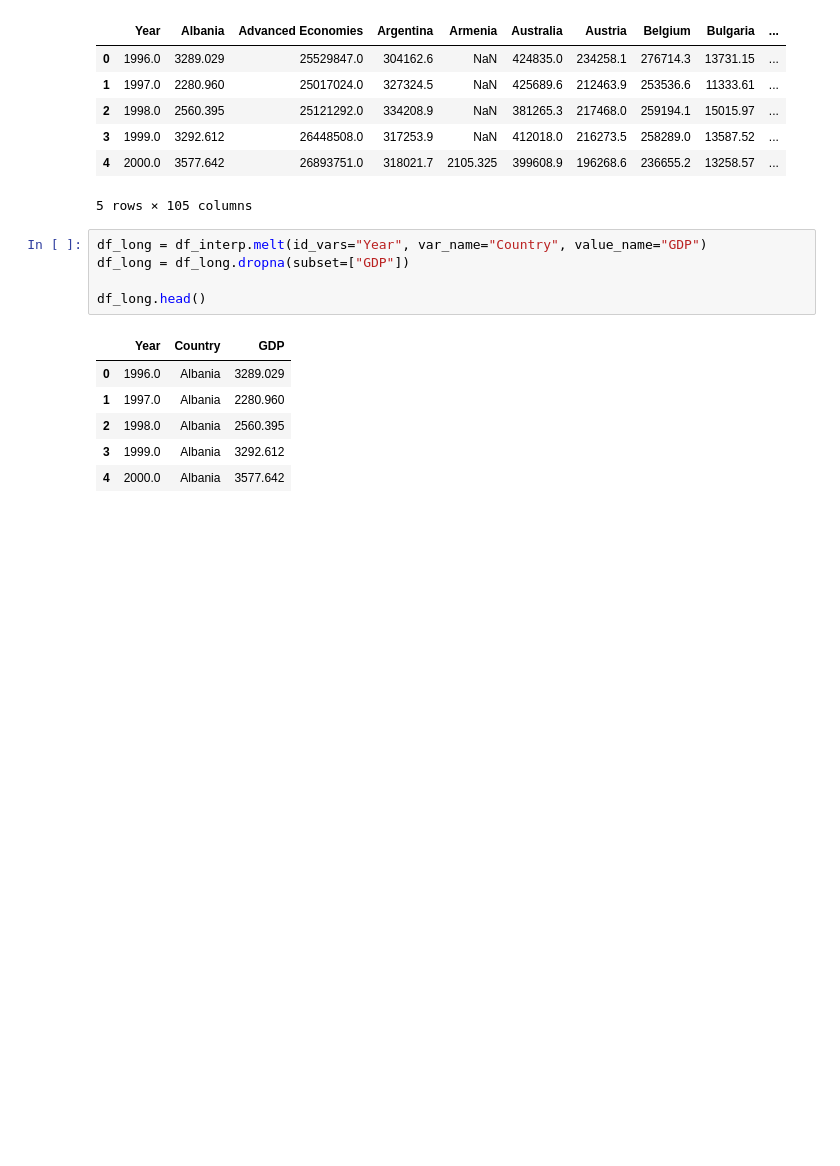
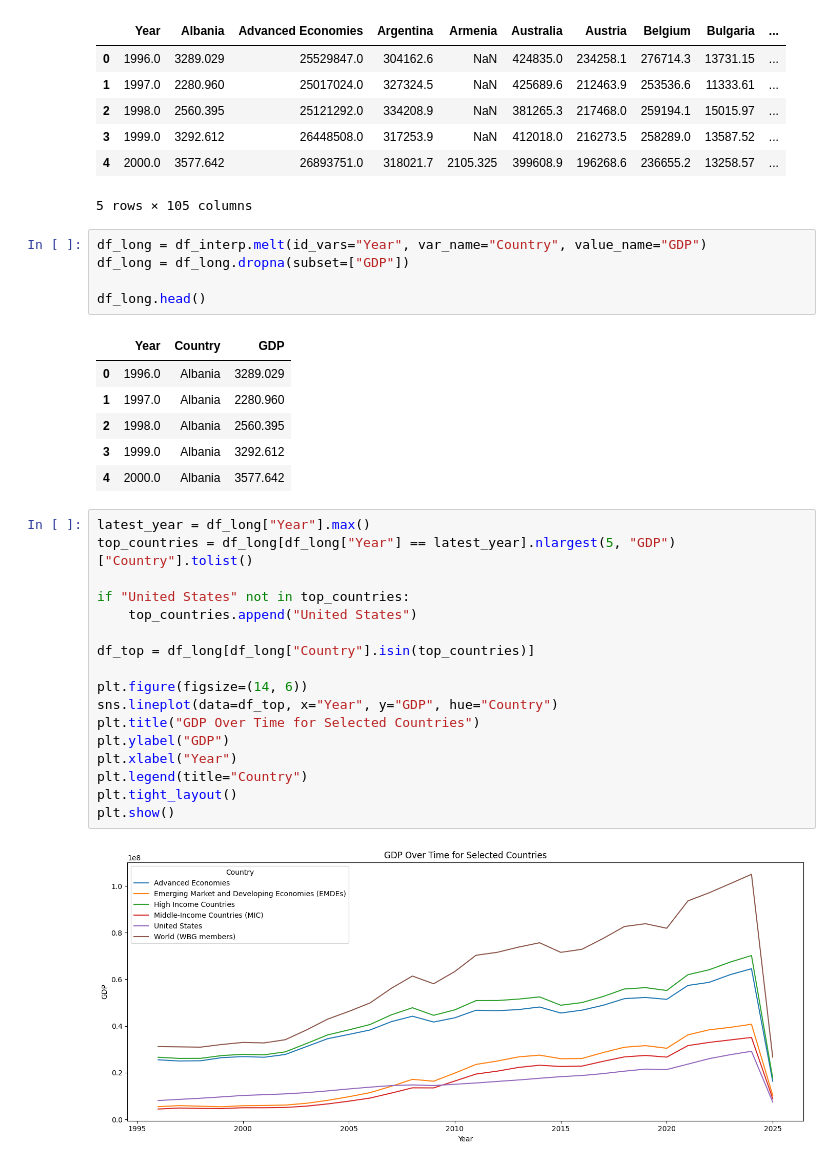
Before and after one commit to smplscrptr/BWOODS_TASK2, a Jupyter notebook: WGU-2023/D502/BWoods_Task2/project.ipynb, the cells around one changed output. Drawn from its saved outputs; the diff is of its cells as text; blank space fills up the shorter version.

Commit message:
Changing visualization in future

```diff
--- a/WGU-2023/D502/BWoods_Task2/project.ipynb
+++ b/WGU-2023/D502/BWoods_Task2/project.ipynb
@@ -108,3 +110,22 @@ df_long.head()
 | 2 | 1998.0 | Albania | 2560.395 |
 | 3 | 1999.0 | Albania | 3292.612 |
 | 4 | 2000.0 | Albania | 3577.642 |
+# %%
+latest_year = df_long["Year"].max()
+top_countries = df_long[df_long["Year"] == latest_year].nlargest(5, "GDP")["Country"].tolist()
+
+if "United States" not in top_countries:
+    top_countries.append("United States")
+
+df_top = df_long[df_long["Country"].isin(top_countries)]
+
+plt.figure(figsize=(14, 6))
+sns.lineplot(data=df_top, x="Year", y="GDP", hue="Country")
+plt.title("GDP Over Time for Selected Countries")
+plt.ylabel("GDP")
+plt.xlabel("Year")
+plt.legend(title="Country")
+plt.tight_layout()
+plt.show()
+# %% [output]
+[figure, added]
```
Also changed, not shown: parts of 1 cell of this notebook.
